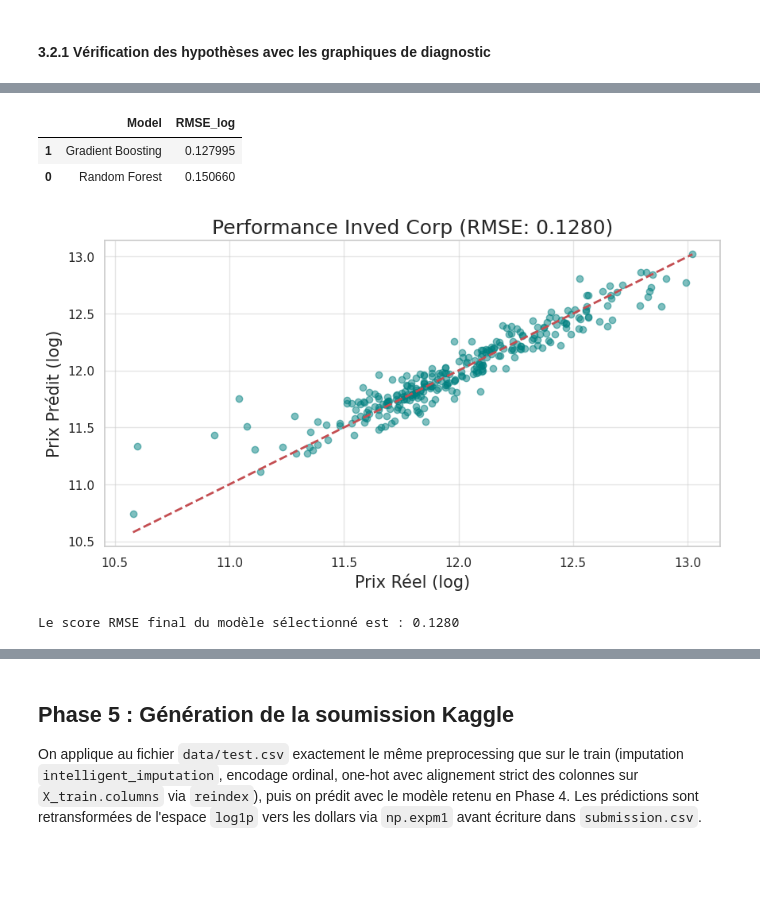
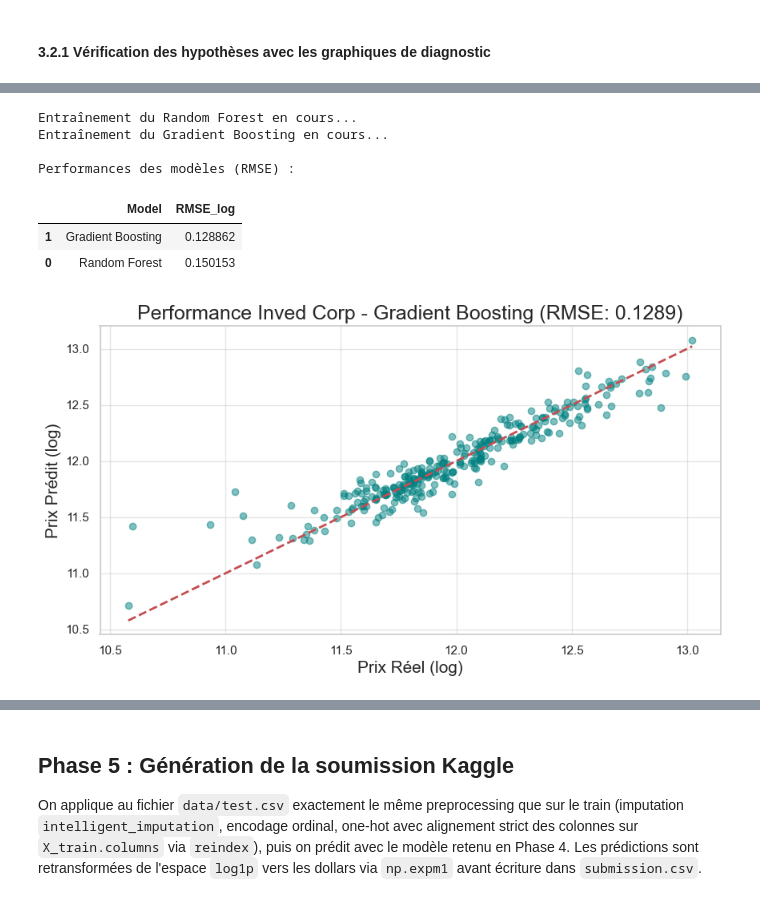
Before and after one commit to NoeBerdoz/predicting-house-prices-ml, a Jupyter notebook: predicting-houses-prices-ml.ipynb, the cells around one changed output, grey strips where cells are left out. Cells and saved outputs as stored; diff of their text form; code cells hidden in the pictures; blank space fills up the shorter version.

```diff
--- a/predicting-houses-prices-ml.ipynb
+++ b/predicting-houses-prices-ml.ipynb
@@ -1276,20 +1337,37 @@ plt.show()
 # %%
 from sklearn.ensemble import RandomForestRegressor, GradientBoostingRegressor
 from sklearn.metrics import mean_squared_error
+from sklearn.pipeline import Pipeline
+import pandas as pd
+import numpy as np
 
-# Modèles
-rf = RandomForestRegressor(n_estimators=100, max_depth=10, random_state=42)
-gb = GradientBoostingRegressor(n_estimators=100, learning_rate=0.1, max_depth=3, random_state=42)
+# 1. Création des Pipelines complets (Préparation + Modèle)
+rf_pipeline = Pipeline(steps=[
+    ('preprocessor', preprocessor),
+    ('model', RandomForestRegressor(n_estimators=100, max_depth=10, random_state=42))
+])
 
-rf.fit(X_train, y_train_log)
-gb.fit(X_train, y_train_log)
+gb_pipeline = Pipeline(steps=[
+    ('preprocessor', preprocessor),
+    ('model', GradientBoostingRegressor(n_estimators=100, learning_rate=0.1, max_depth=3, random_state=42))
+])
 
-y_pred_rf = rf.predict(X_test)
-y_pred_gb = gb.predict(X_test)
+# 2. Entraînement directement sur les données brutes X_train
+print("Entraînement du Random Forest en cours...")
+rf_pipeline.fit(X_train, y_train_log)
 
+print("Entraînement du Gradient Boosting en cours...")
+gb_pipeline.fit(X_train, y_train_log)
+
+# 3. Prédictions sur les données brutes X_test
+y_pred_rf = rf_pipeline.predict(X_test)
+y_pred_gb = gb_pipeline.predict(X_test)
+
+# 4. Évaluation (Calcul du RMSE)
 rmse_rf = np.sqrt(mean_squared_error(y_test_log, y_pred_rf))
 rmse_gb = np.sqrt(mean_squared_error(y_test_log, y_pred_gb))
 
+# 5. Affichage des résultats
 results_rmse = {
     'Random Forest': rmse_rf,
     'Gradient Boosting': rmse_gb
@@ -1300,52 +1378,27 @@ results = pd.DataFrame({
     'RMSE_log': list(results_rmse.values())
 })
 
+print("\nPerformances des modèles (RMSE) :")
 display(results.sort_values(by='RMSE_log'))
 # %% [output]
+Entraînement du Random Forest en cours...
+Entraînement du Gradient Boosting en cours...
+
+Performances des modèles (RMSE) :
 |  | Model | RMSE_log |
-| 1 | Gradient Boosting | 0.127995 |
-| 0 | Random Forest | 0.150660 |
+| 1 | Gradient Boosting | 0.128862 |
+| 0 | Random Forest | 0.150153 |
 # %%
-from sklearn.model_selection import train_test_split
-from sklearn.ensemble import RandomForestRegressor, GradientBoostingRegressor
-from sklearn.metrics import mean_squared_error
-import matplotlib.pyplot as plt
-import numpy as np
-import seaborn as sns
-
-# --- 1. ENCODAGE (Correction de l'erreur 'RL') ---
-# Transformation des variables qualitatives en chiffres
-df_final = pd.get_dummies(df_cleaned)
-
-# --- 2. PRÉPARATION DES DONNÉES ---
-X = df_final.drop(['SalePrice', 'SalePrice_log', 'SalePrice_Log', 'Id'], axis=1, errors='ignore')
-y_log = np.log1p(df_final['SalePrice'])
-
-# Séparation Train (80%) / Test (20%)
-X_train, X_test, y_train_log, y_test_log = train_test_split(X, y_log, test_size=0.2, random_state=42)
-
-# --- 3. ENTRAÎNEMENT ---
-rf = RandomForestRegressor(n_estimators=100, max_depth=10, random_state=42)
-gb = GradientBoostingRegressor(n_estimators=100, learning_rate=0.1, max_depth=3, random_state=42)
-
-rf.fit(X_train, y_train_log)
-gb.fit(X_train, y_train_log)
-
-# --- 4. ÉVALUATION ET GRAPHIQUES ---
-y_pred_gb = gb.predict(X_test)
-rmse_gb = np.sqrt(mean_squared_error(y_test_log, y_pred_gb))
-
+# --- Visualisation des performances du Gradient Boosting ---
+# (Utilise y_pred_gb généré par notre pipeline juste avant)
 plt.figure(figsize=(10, 5))
 plt.scatter(y_test_log, y_pred_gb, alpha=0.5, color='teal')
 plt.plot([y_test_log.min(), y_test_log.max()], [y_test_log.min(), y_test_log.max()], 'r--', lw=2)
-plt.title(f"Performance Inved Corp (RMSE: {rmse_gb:.4f})")
+plt.title(f"Performance Inved Corp - Gradient Boosting (RMSE: {rmse_gb:.4f})")
 plt.xlabel("Prix Réel (log)")
 plt.ylabel("Prix Prédit (log)")
 plt.show()
-
-print(f"Le score RMSE final du modèle sélectionné est : {rmse_gb:.4f}")
 # %% [output]
-[figure, old version]
+[figure, new version]
-Le score RMSE final du modèle sélectionné est : 0.1280
 # %%
 from sklearn.neighbors import KNeighborsRegressor
```
Also changed, not shown: parts of 36 cells of this notebook.
